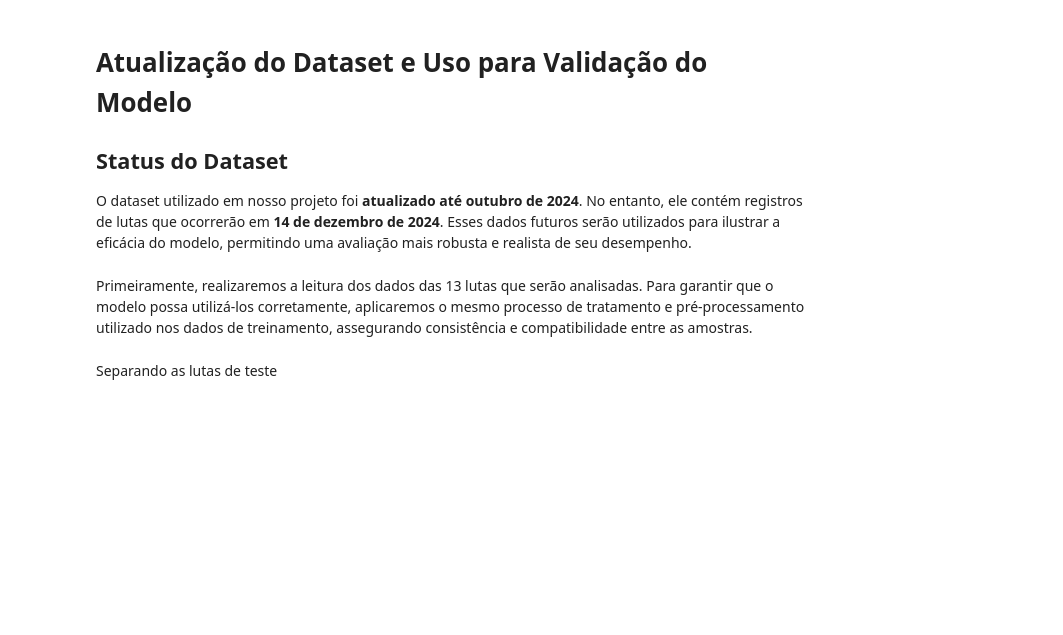
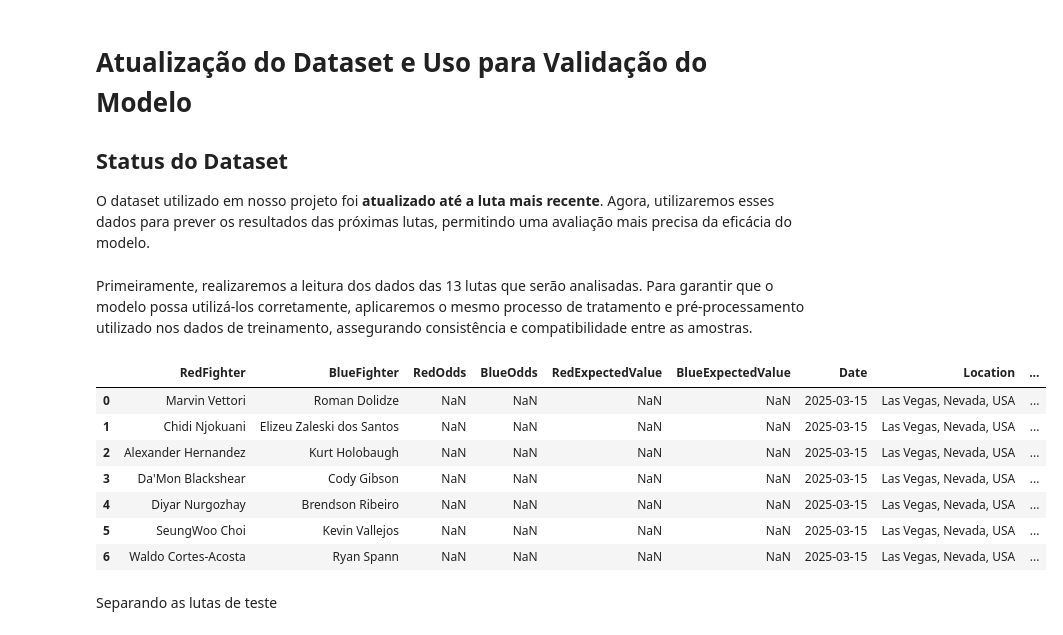
Before and after one commit to guisantoxxx/UFC-Project, a Jupyter notebook: teste.ipynb, the cells around one changed output. Cells and saved outputs as stored; diff of their text form; code cells hidden in the pictures; blank space fills up the shorter version.

Commit message:
atualizacao do dataset

```diff
--- a/teste.ipynb
+++ b/teste.ipynb
@@ -3,10 +3,11 @@
 
 ## Status do Dataset
 
-O dataset utilizado em nosso projeto foi **atualizado até outubro de 2024**. No entanto, ele contém registros de lutas que ocorrerão em **14 de dezembro de 2024**. Esses dados futuros serão utilizados para ilustrar a eficácia do modelo, permitindo uma avaliação mais robusta e realista de seu desempenho.
+O dataset utilizado em nosso projeto foi **atualizado até a luta mais recente**. Agora, utilizaremos esses dados para prever os resultados das próximas lutas, permitindo uma avaliação mais precisa da eficácia do modelo.
 # %%
 import pandas as pd
 import numpy as np
+pd.set_option('display.max_columns', None)
 # %% [markdown]
 Primeiramente, realizaremos a leitura dos dados das 13 lutas que serão analisadas. Para garantir que o modelo possa utilizá-los corretamente, aplicaremos o mesmo processo de tratamento e pré-processamento utilizado nos dados de treinamento, assegurando consistência e compatibilidade entre as amostras.
 # %%
@@ -14,6 +15,17 @@ test_fights = pd.read_csv('data/upcoming.csv')
 training_data = pd.read_csv('data/ufc-master.csv')
 
 data = pd.concat([test_fights, training_data])
+# %%
+test_fights.head(7)
+# %% [output]
+|  | RedFighter | BlueFighter | RedOdds | BlueOdds | RedExpectedValue | BlueExpectedValue | Date | Location | ... |
+| 0 | Marvin Vettori | Roman Dolidze | NaN | NaN | NaN | NaN | 2025-03-15 | Las Vegas, Nevada, USA | ... |
+| 1 | Chidi Njokuani | Elizeu Zaleski dos Santos | NaN | NaN | NaN | NaN | 2025-03-15 | Las Vegas, Nevada, USA | ... |
+| 2 | Alexander Hernandez | Kurt Holobaugh | NaN | NaN | NaN | NaN | 2025-03-15 | Las Vegas, Nevada, USA | ... |
+| 3 | Da'Mon Blackshear | Cody Gibson | NaN | NaN | NaN | NaN | 2025-03-15 | Las Vegas, Nevada, USA | ... |
+| 4 | Diyar Nurgozhay | Brendson Ribeiro | NaN | NaN | NaN | NaN | 2025-03-15 | Las Vegas, Nevada, USA | ... |
+| 5 | SeungWoo Choi | Kevin Vallejos | NaN | NaN | NaN | NaN | 2025-03-15 | Las Vegas, Nevada, USA | ... |
+| 6 | Waldo Cortes-Acosta | Ryan Spann | NaN | NaN | NaN | NaN | 2025-03-15 | Las Vegas, Nevada, USA | ... |
 # %%
 data = data.drop(columns=[
     'RedExpectedValue',
```
Also changed, not shown: parts of 11 cells of this notebook, 9 other files.
